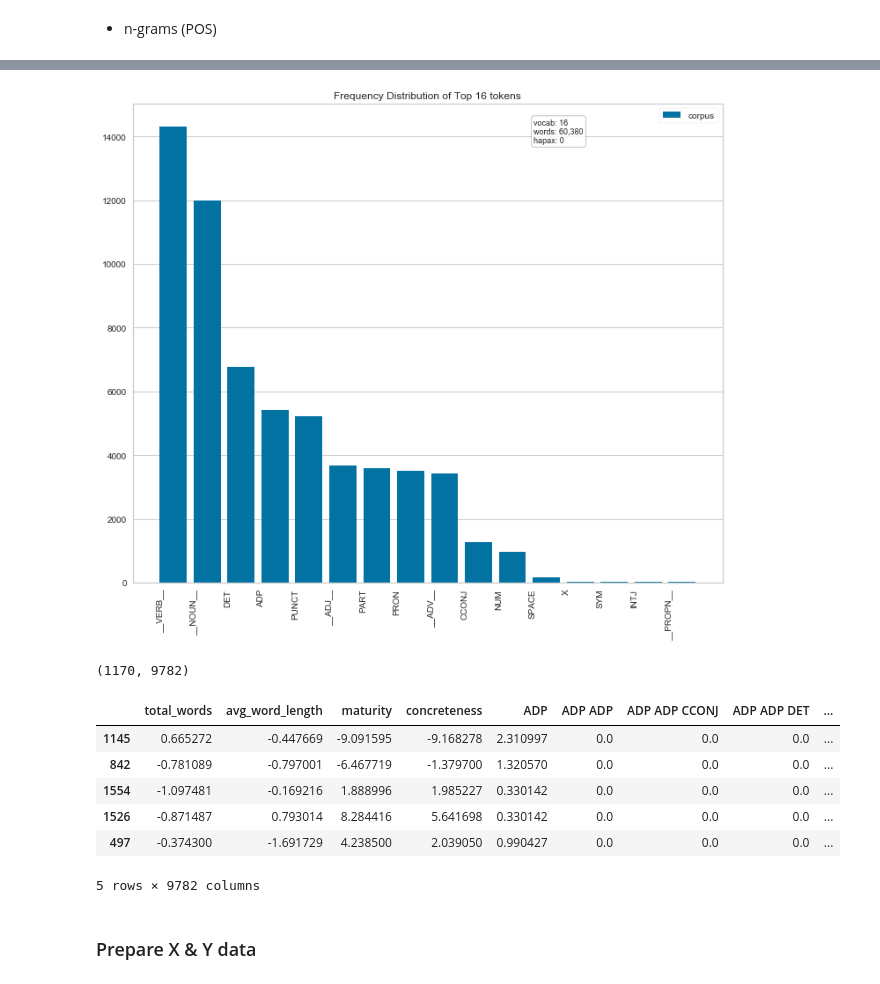
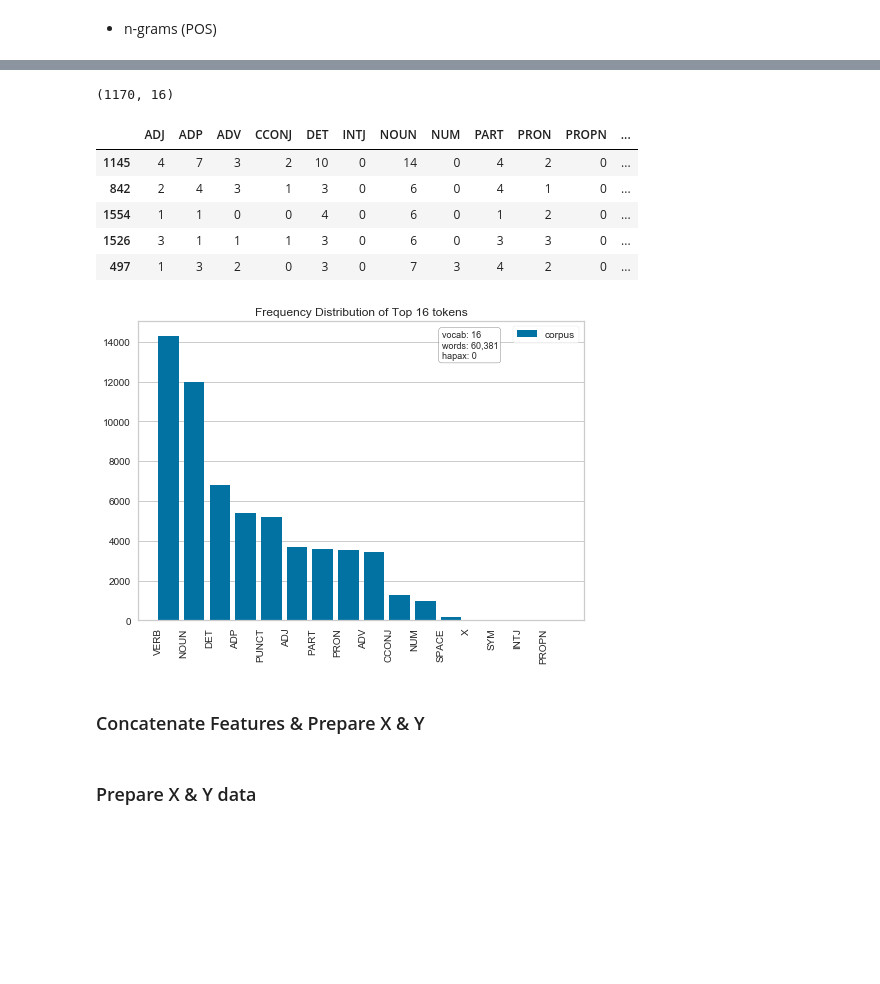
Before and after one commit to devanshi28/finalProject, a Jupyter notebook: experiments/Classification.ipynb, the cells around one changed output, grey strips where cells are left out. Drawn from its saved outputs; the diff is of its cells as text; code cells hidden in the pictures; blank space fills up the shorter version.

```diff
--- a/experiments/Classification.ipynb
+++ b/experiments/Classification.ipynb
@@ -144,3 +136,17 @@ train.head()
+# %%
+def spacy_tokenizer(doc):
+    content_words = ['NOUN', 'PROPN', 'VERB', 'ADJ', 'ADV']
+    doc_tokens = []
+
+    doc = nlp(doc, disable=['parser','ner','textcat'])
+    return ['__{}__'.format(w.pos_) if w.pos_ in content_words else w.text.lower().strip() if w.pos_ == 'PRON' else w.lemma_.lower().strip() for w in doc]
+
+
+def spacy_pos_tagger(doc):
+
+    doc = nlp(doc, disable=['parser','ner','textcat'])
+
+    return [w.pos_ for w in doc]
 # %% [markdown]
 ## Feature Extraction
 # %%
@@ -233,3 +263,22 @@ def spacy_pos_tagger(doc):
+# %%
+def get_pos_ngrams(col, tokenizer, ngram_range, max_features, scale_values):
+
+    #Get POS n-grams
+    pos_vectorizer = CountVectorizer(tokenizer=tokenizer, ngram_range=ngram_range, max_features=max_features)
+
+    unscaled_pos_ngrams = pos_vectorizer.fit_transform(col)
+
+    if scale_values:
+        print('Scaling values')
+        pos_ngrams = StandardScaler().fit_transform(pos_ngrams.astype(float))
+    else:
+        pos_ngrams = unscaled_pos_ngrams
+
+    pos_ngram_columns = pos_vectorizer.get_feature_names()
+
+    print(pos_ngrams.shape)
+
+    return pos_ngrams, pos_ngram_columns
 # %% [markdown]
 ### Get Features
 * custom features
@@ -321,25 +336,35 @@ pos_ngrams_df.head()
+# %%
+pos_ngrams, pos_ngram_columns = get_pos_ngrams(train['EssayText'], spacy_pos_tagger, (1,1), 10000, scale_values=False)
+pos_ngrams_df = pd.DataFrame(pos_ngrams.toarray(),
+                             columns=pos_ngram_columns,
+                             index=train.index)
+
+pos_ngrams_df.head()
+# %% [output]
+(1170, 16)
+|  | ADJ | ADP | ADV | CCONJ | DET | INTJ | NOUN | NUM | PART | PRON | PROPN | ... |
+| 1145 | 4 | 7 | 3 | 2 | 10 | 0 | 14 | 0 | 4 | 2 | 0 | ... |
+| 842 | 2 | 4 | 3 | 1 | 3 | 0 | 6 | 0 | 4 | 1 | 0 | ... |
+| 1554 | 1 | 1 | 0 | 0 | 4 | 0 | 6 | 0 | 1 | 2 | 0 | ... |
+| 1526 | 3 | 1 | 1 | 1 | 3 | 0 | 6 | 0 | 3 | 3 | 0 | ... |
+| 497 | 1 | 3 | 2 | 0 | 3 | 0 | 7 | 3 | 4 | 2 | 0 | ... |
 # %%
-plt.figure(figsize=(12,10))
-visualizer = FreqDistVisualizer(features=pos_vectorizer.get_feature_names(), orient='v', n=16)
+#plt.figure(figsize=(12,10))
+visualizer = FreqDistVisualizer(features=pos_ngram_columns, orient='v', n=16)
 visualizer.fit(pos_ngrams)
 visualizer.poof()
 # %% [output]
-[figure, old version]
+[figure, new version]
+# %% [markdown]
+### Concatenate Features & Prepare X & Y
 # %%
 # Concatenate all the features
 merged_1 = pd.merge(custom_features_df, pos_ngrams_df, how='inner',left_index=True, right_index=True, copy=True)
 merged_2 = pd.merge(merged_1, text_ngrams_df, how='inner',left_index=True, right_index=True, copy=True)
 
+feature_names = merged_2.columns
+
 print(merged_2.shape)
 merged_2.head()
-# %% [output]
-(1170, 9782)
-|  | total_words | avg_word_length | maturity | concreteness | ADP | ADP ADP | ADP ADP CCONJ | ADP ADP DET | ... |
-| 1145 | 0.665272 | -0.447669 | -9.091595 | -9.168278 | 2.310997 | 0.0 | 0.0 | 0.0 | ... |
-| 842 | -0.781089 | -0.797001 | -6.467719 | -1.379700 | 1.320570 | 0.0 | 0.0 | 0.0 | ... |
-| 1554 | -1.097481 | -0.169216 | 1.888996 | 1.985227 | 0.330142 | 0.0 | 0.0 | 0.0 | ... |
-| 1526 | -0.871487 | 0.793014 | 8.284416 | 5.641698 | 0.330142 | 0.0 | 0.0 | 0.0 | ... |
-| 497 | -0.374300 | -1.691729 | 4.238500 | 2.039050 | 0.990427 | 0.0 | 0.0 | 0.0 | ... |
-5 rows × 9782 columns
 # %% [markdown]
 ### Prepare X & Y data
```
Also changed, not shown: parts of 76 cells of this notebook.
